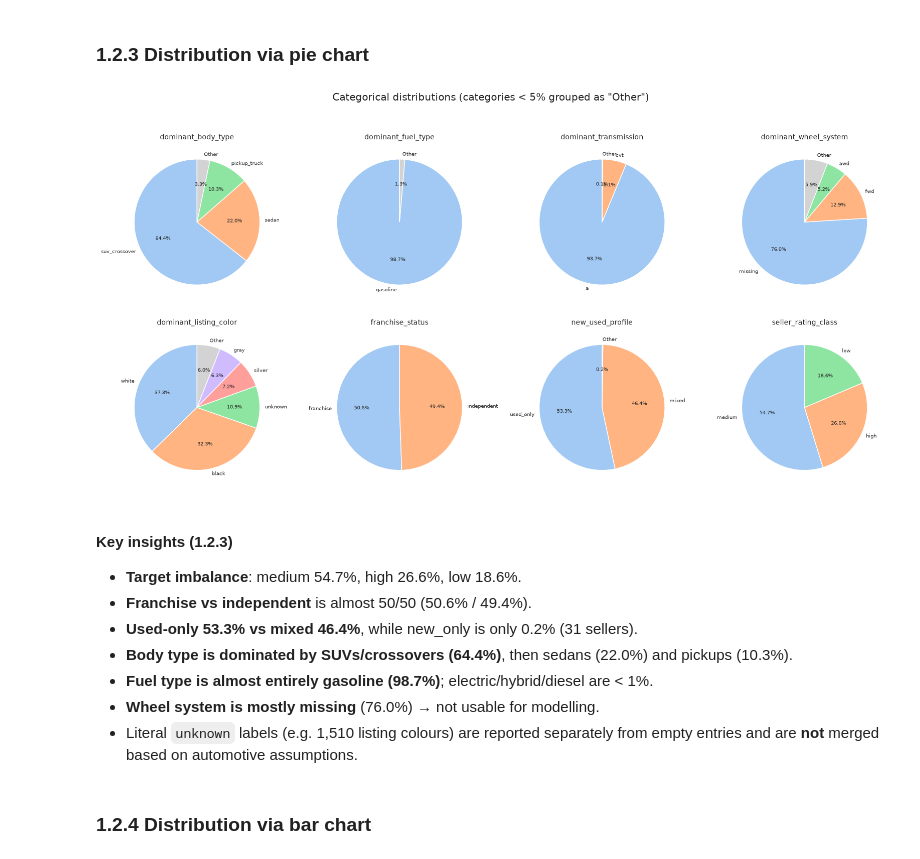
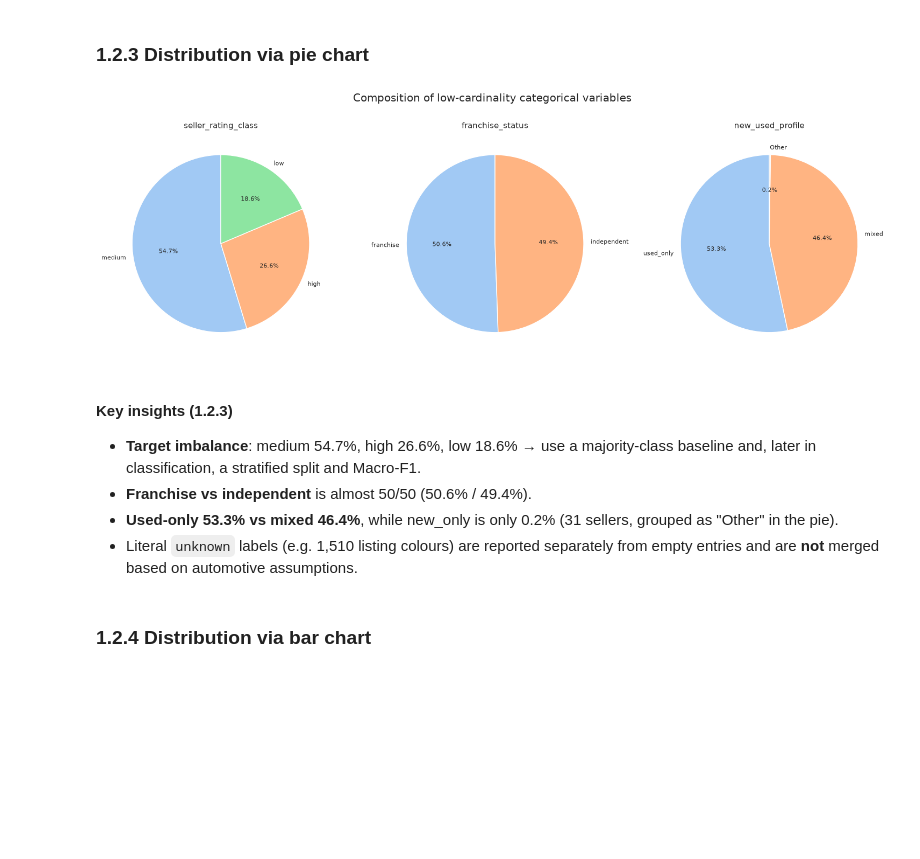
Before and after one commit to iqbalzain99/data-mining_unipi_1_2026, a Jupyter notebook: project/merged_1_2_distribution.ipynb, the cells around one changed output. Saved outputs shown, nothing was run; the diff lists cells and outputs as text; code cells hidden in the pictures; blank space fills up the shorter version.

Commit message:
Split categorical plots: pie for low-cardinality, bar for high-cardinality

```diff
--- a/project/merged_1_2_distribution.ipynb
+++ b/project/merged_1_2_distribution.ipynb
@@ -239,49 +239,46 @@ plt.show()
 # %% [markdown]
 ### 1.2.3 Distribution via pie chart
 # %%
-# Pie chart for every categorical variable; categories < 5% are grouped as "Other"
+# Pie charts for low-cardinality, part-to-whole variables
+pie_cols = ['seller_rating_class', 'franchise_status', 'new_used_profile']
 MIN_PCT = 5.0
 
-fig, axes = plt.subplots(2, 4, figsize=(16, 8))
-axes = axes.ravel()
+fig, axes = plt.subplots(1, len(pie_cols), figsize=(5 * len(pie_cols), 5))
+axes = np.atleast_1d(axes)
 
-for ax, col in zip(axes, categorical_cols):
+for ax, col in zip(axes, pie_cols):
     vc = df[col].value_counts(dropna=False)
     vc.index = [('missing' if pd.isna(i) else i) for i in vc.index]
 
     pct = vc / vc.sum() * 100
     keep = vc[pct >= MIN_PCT].copy()
     other = vc[pct < MIN_PCT].sum()
     if other > 0:
         keep.loc['Other'] = other
 
     labels = list(keep.index)
     colors = list(sns.color_palette('pastel', n_colors=len(labels)))
     if 'Other' in labels:
         colors[labels.index('Other')] = 'lightgray'
 
     ax.pie(keep.values, labels=labels, colors=colors, autopct='%1.1f%%',
            startangle=90, wedgeprops={'edgecolor': 'white'},
-           textprops={'fontsize': 7}, labeldistance=1.08)
-    ax.set_title(col, fontsize=10)
+           textprops={'fontsize': 8}, labeldistance=1.08)
+    ax.set_title(col, fontsize=11)
 
-for ax in axes[len(categorical_cols):]:
-    ax.axis('off')
-
-plt.suptitle('Categorical distributions (categories < 5% grouped as "Other")', y=1.02)
+plt.suptitle('Composition of low-cardinality categorical variables', y=1.02)
 plt.tight_layout()
 plt.show()
 # %% [output]
-[figure, old version]
+[figure, new version]
 # %% [markdown]
 #### Key insights (1.2.3)
 
-- **Target imbalance**: medium 54.7%, high 26.6%, low 18.6%.
+- **Target imbalance**: medium 54.7%, high 26.6%, low 18.6% → use a majority-class
+  baseline and, later in classification, a stratified split and Macro-F1.
 - **Franchise vs independent** is almost 50/50 (50.6% / 49.4%).
-- **Used-only 53.3% vs mixed 46.4%**, while new_only is only 0.2% (31 sellers).
-- **Body type is dominated by SUVs/crossovers (64.4%)**, then sedans (22.0%) and pickups (10.3%).
-- **Fuel type is almost entirely gasoline (98.7%)**; electric/hybrid/diesel are < 1%.
-- **Wheel system is mostly missing** (76.0%) → not usable for modelling.
+- **Used-only 53.3% vs mixed 46.4%**, while new_only is only 0.2% (31 sellers, grouped
+  as "Other" in the pie).
 - Literal `unknown` labels (e.g. 1,510 listing colours) are reported separately from
   empty entries and are **not** merged based on automotive assumptions.
 # %% [markdown]
```
Also changed, not shown: parts of 2 cells of this notebook.
